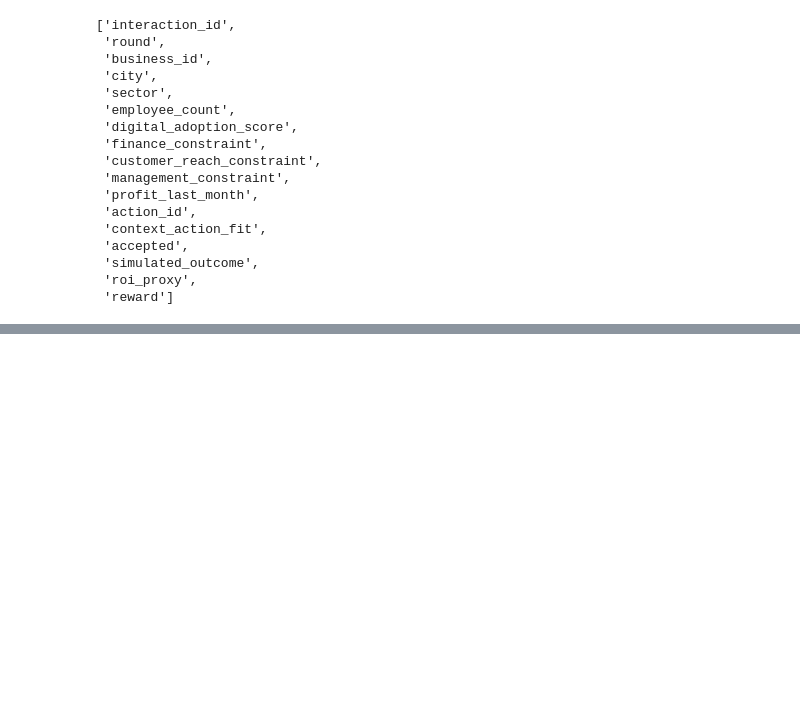
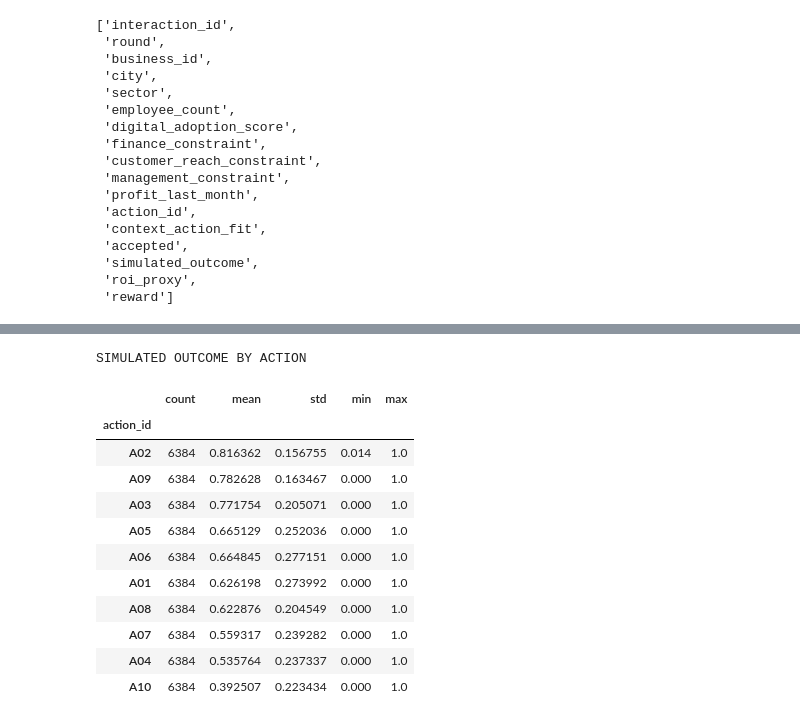
Before and after one commit to Sanjula2005/Final_year_project, a Jupyter notebook: 03_bandit_data_validation.ipynb, the cells around one changed output, grey strips where cells are left out. Cells and saved outputs as stored; diff of their text form; code cells hidden in the pictures; blank space fills up the shorter version.

```diff
--- a/03_bandit_data_validation.ipynb
+++ b/03_bandit_data_validation.ipynb
@@ -217,0 +788,30 @@ dtype: int64
+# %%
+outcome_by_action = (
+    bandit_train
+    .groupby("action_id")["simulated_outcome"]
+    .agg(
+        count="count",
+        mean="mean",
+        std="std",
+        min="min",
+        max="max"
+    )
+    .sort_values("mean", ascending=False)
+)
+
+print("SIMULATED OUTCOME BY ACTION")
+display(outcome_by_action)
+# %% [output]
+SIMULATED OUTCOME BY ACTION
+|  | count | mean | std | min | max |
+| action_id |  |  |  |  |  |
+| A02 | 6384 | 0.816362 | 0.156755 | 0.014 | 1.0 |
+| A09 | 6384 | 0.782628 | 0.163467 | 0.000 | 1.0 |
+| A03 | 6384 | 0.771754 | 0.205071 | 0.000 | 1.0 |
+| A05 | 6384 | 0.665129 | 0.252036 | 0.000 | 1.0 |
+| A06 | 6384 | 0.664845 | 0.277151 | 0.000 | 1.0 |
+| A01 | 6384 | 0.626198 | 0.273992 | 0.000 | 1.0 |
+| A08 | 6384 | 0.622876 | 0.204549 | 0.000 | 1.0 |
+| A07 | 6384 | 0.559317 | 0.239282 | 0.000 | 1.0 |
+| A04 | 6384 | 0.535764 | 0.237337 | 0.000 | 1.0 |
+| A10 | 6384 | 0.392507 | 0.223434 | 0.000 | 1.0 |
```
Also changed, not shown: parts of 57 cells of this notebook, 5 other files.
